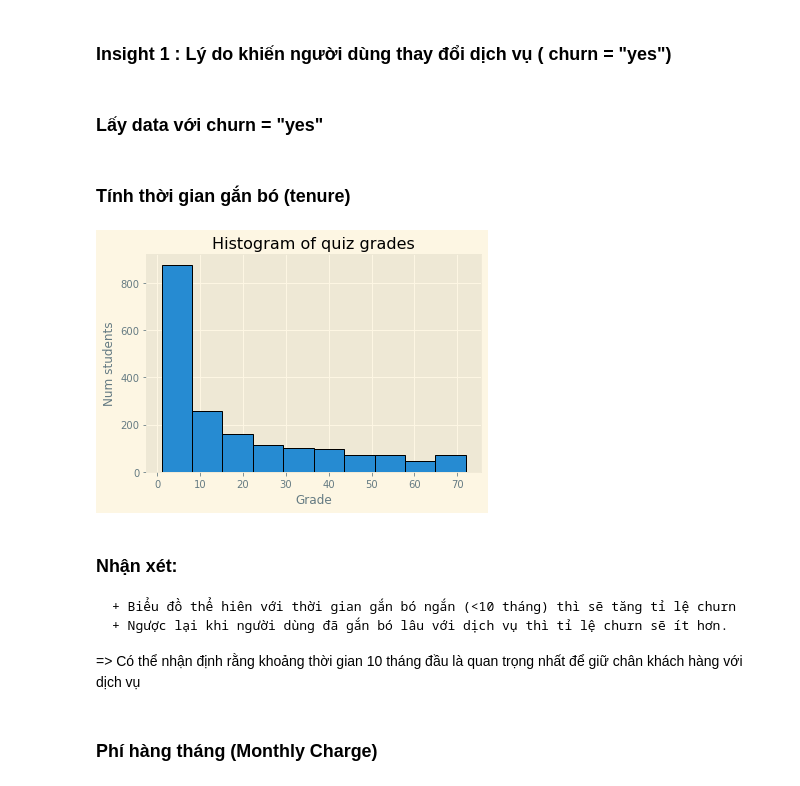
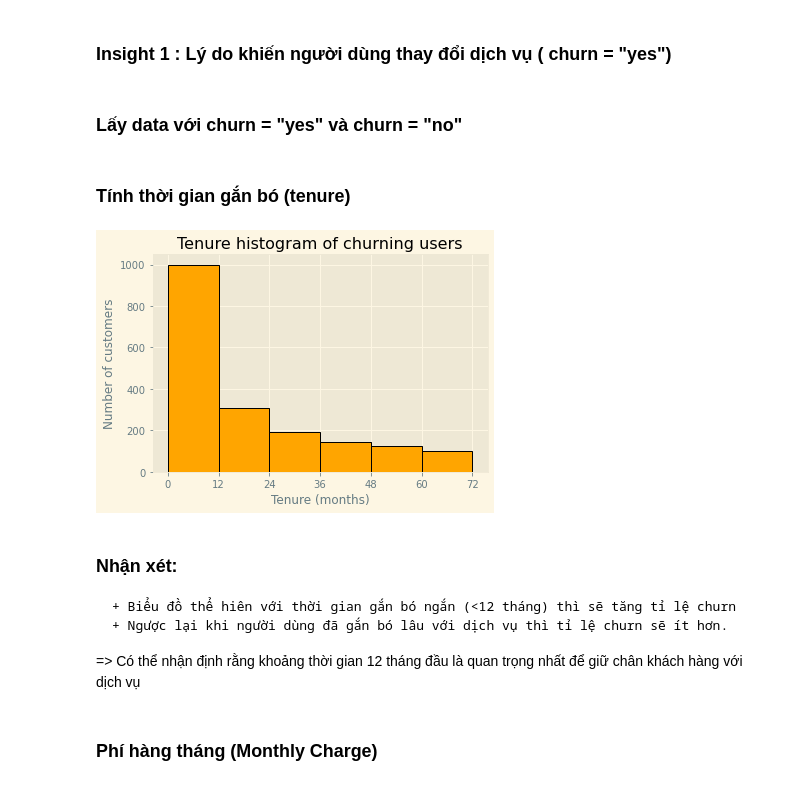
Before and after one commit to ptbminh1108/p4ds_lab_3, a Jupyter notebook: Telco_Customer_Churn.ipynb, the cells around one changed output. Saved outputs shown, nothing was run; the diff lists cells and outputs as text; code cells hidden in the pictures.

```diff
--- a/Telco_Customer_Churn.ipynb
+++ b/Telco_Customer_Churn.ipynb
@@ -186,6 +186,6 @@ df[object_cols].agg([num_values, value_ratios])
 # %% [markdown]
 ### Insight 1 : Lý do khiến người dùng thay đổi dịch vụ ( churn = "yes")
 # %% [markdown]
-### Lấy data với churn = "yes"
+### Lấy data với churn = "yes" và churn = "no"
 # %%
 churn_yes_df = df[df["Churn"] =='Yes']
@@ -193,17 +194,18 @@ churn_yes_df = df[df["Churn"] =='Yes']
 ### Tính thời gian gắn bó (tenure)
 # %%
 hist = plt.hist(churn_yes_df['tenure'],
-                edgecolor='black')
-plt.title('Histogram of quiz grades')
-plt.xlabel('Grade')
-plt.ylabel('Num students');
+                edgecolor='black', bins = range(0,73,12), color=['orange'])
+plt.xticks(range(0,73,12))
+plt.title('Tenure histogram of churning users')
+plt.xlabel('Tenure (months)')
+plt.ylabel('Number of customers');
 # %% [output]
-[figure, old version]
+[figure, new version]
 # %% [markdown]
 ### Nhận xét:
-    + Biểu đồ thể hiên với thời gian gắn bó ngắn (<10 tháng) thì sẽ tăng tỉ lệ churn
+    + Biểu đồ thể hiên với thời gian gắn bó ngắn (<12 tháng) thì sẽ tăng tỉ lệ churn
     + Ngược lại khi người dùng đã gắn bó lâu với dịch vụ thì tỉ lệ churn sẽ ít hơn.
- => Có thể nhận định rằng khoảng thời gian 10 tháng đầu là quan trọng nhất để giữ chân khách hàng với dịch vụ
+ => Có thể nhận định rằng khoảng thời gian 12 tháng đầu là quan trọng nhất để giữ chân khách hàng với dịch vụ
 # %% [markdown]
 ### Phí hàng tháng (Monthly Charge)
 # %%
```
Also changed, not shown: parts of 23 cells of this notebook.
